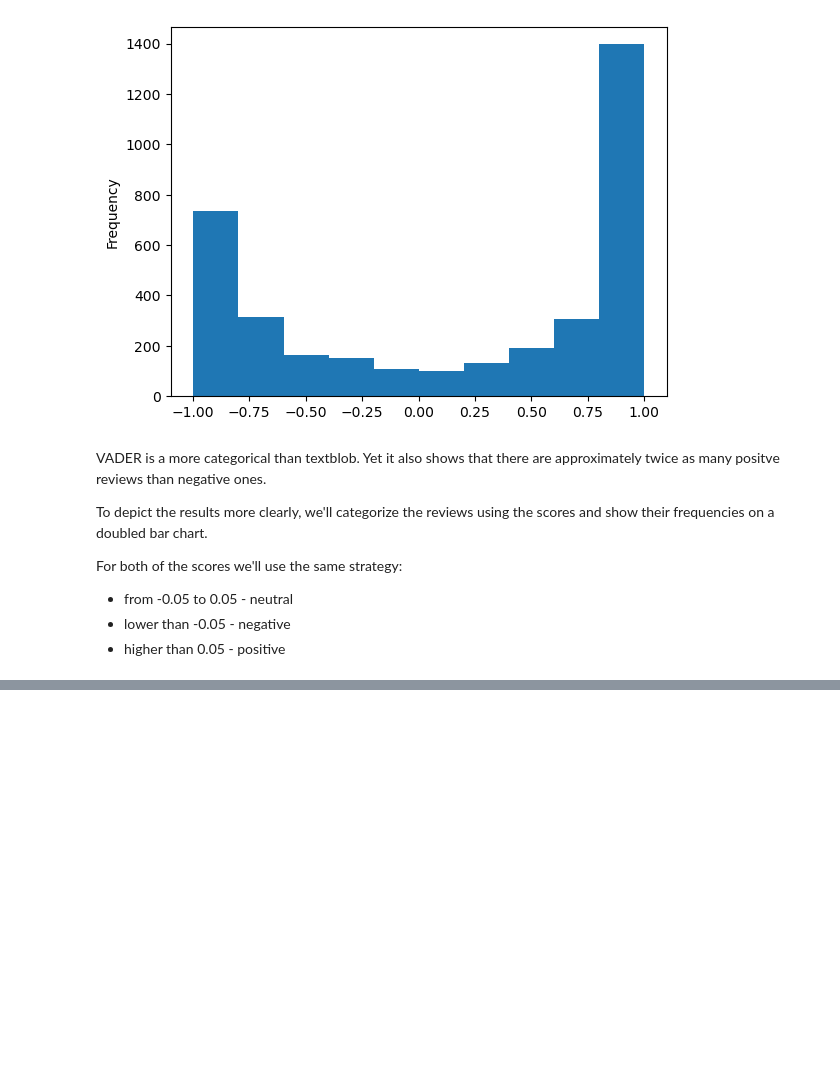
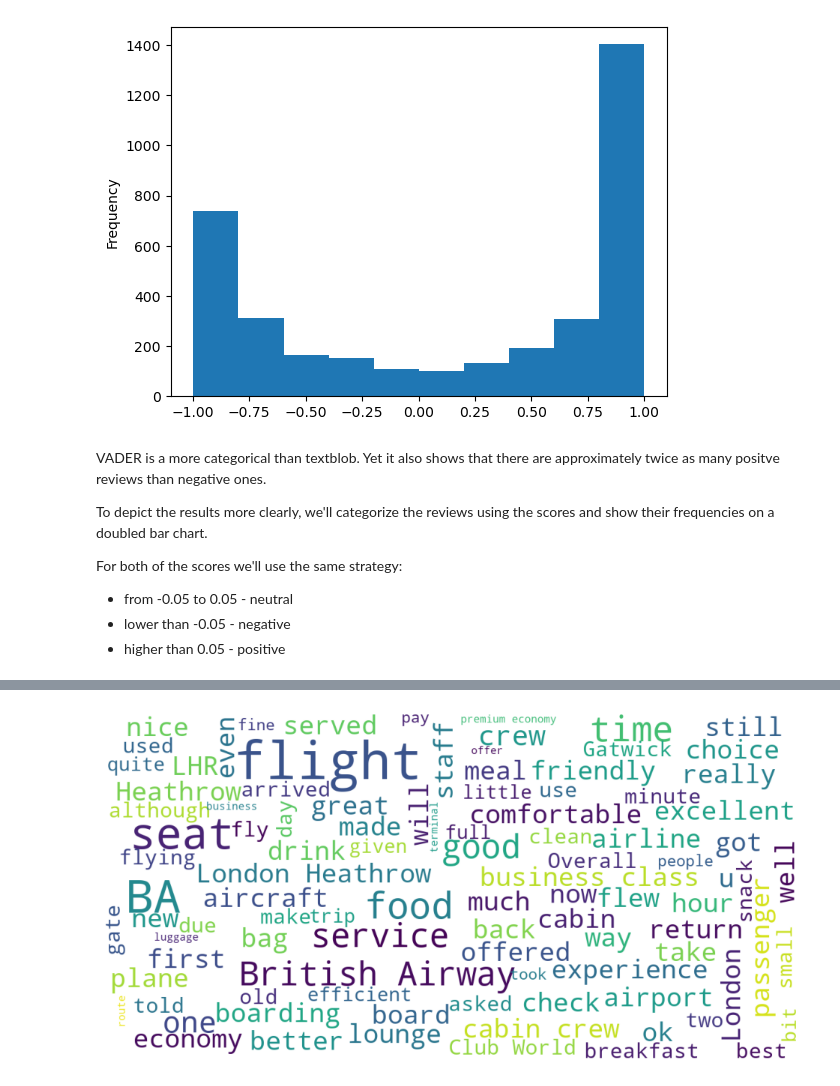
Before and after one commit to sersldmir/forage_collection, a Jupyter notebook: br_project.ipynb, the cells around one changed output, grey strips where cells are left out. Cells and saved outputs as stored; diff of their text form; code cells hidden in the pictures; blank space fills up the shorter version.

```diff
--- a/br_project.ipynb
+++ b/br_project.ipynb
@@ -253,0 +273,3 @@ plt.show()
+# %%
+positive_reviews = review_df[review_df["vader_category"]=="positve"]
+positive_reviews
@@ -253,0 +290,15 @@ plt.show()
+# %%
+wordcloud = WordCloud(
+    background_color='white',
+    stopwords=stopwords,
+    max_words=100,
+    max_font_size=30,
+    scale=3,
+    random_state=1)
+wordcloud = wordcloud.generate(" ".join(i for i in positive_reviews["Review texts"].to_list()))
+fig = plt.figure(1, figsize=(12, 12))
+plt.axis('off')
+plt.imshow(wordcloud)
+plt.show()
+# %% [output]
+[figure, added]
```
Also changed, not shown: parts of 23 cells of this notebook.
